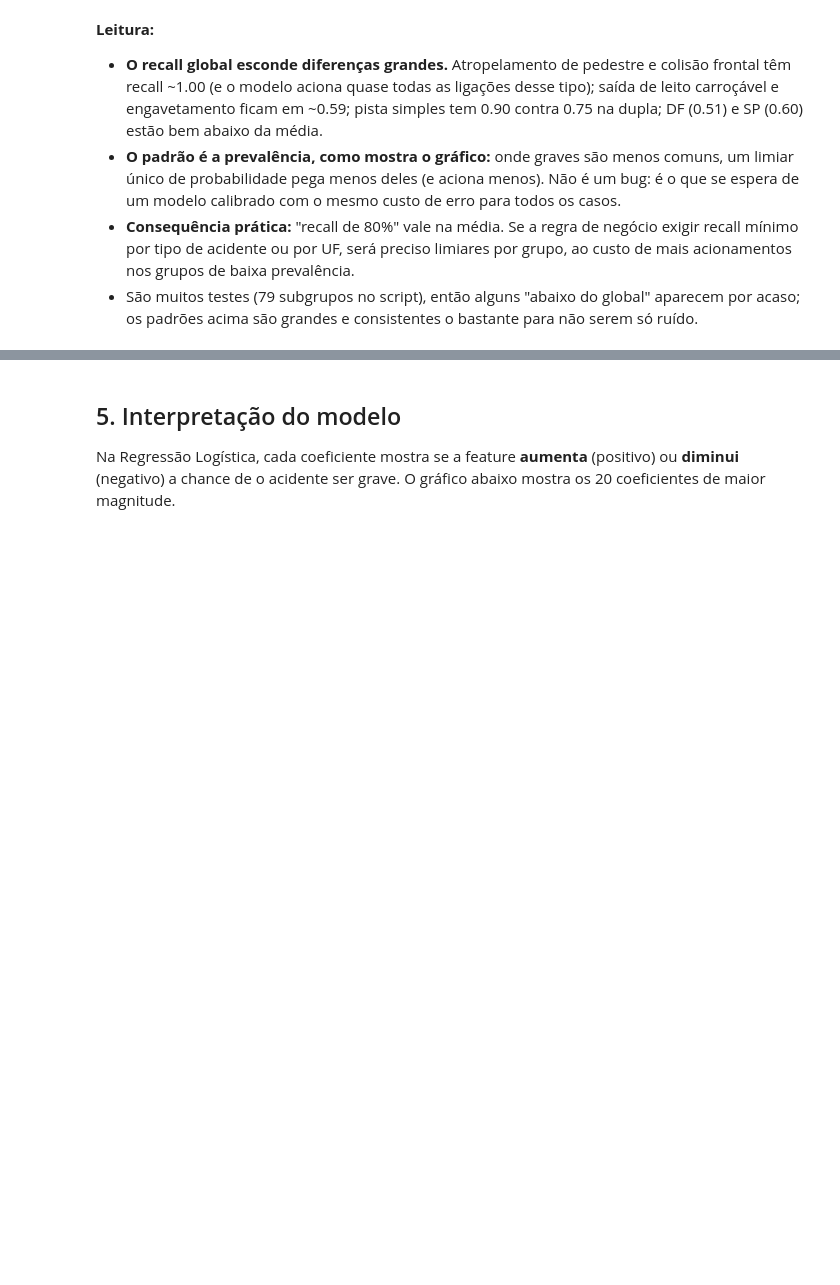
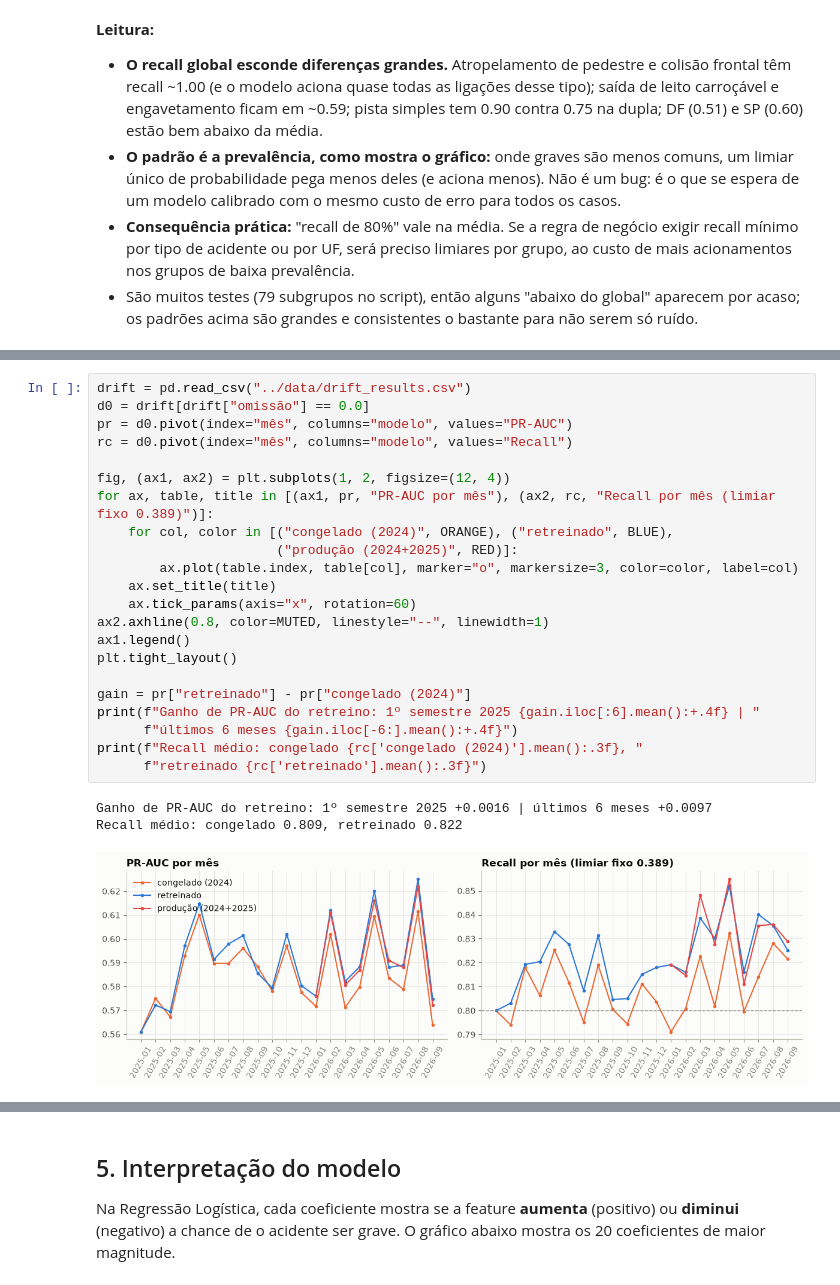
Before and after one commit to rodrigomsousa/prf-accident-severity-predictor, a Jupyter notebook: notebooks/01_eda_and_modeling.ipynb, the cells around one changed output, grey strips where cells are left out. Saved outputs shown, nothing was run; the diff lists cells and outputs as text; blank space fills up the shorter version.

```diff
--- a/notebooks/01_eda_and_modeling.ipynb
+++ b/notebooks/01_eda_and_modeling.ipynb
@@ -666,0 +775,26 @@ plt.tight_layout()
+# %%
+drift = pd.read_csv("../data/drift_results.csv")
+d0 = drift[drift["omissão"] == 0.0]
+pr = d0.pivot(index="mês", columns="modelo", values="PR-AUC")
+rc = d0.pivot(index="mês", columns="modelo", values="Recall")
+
+fig, (ax1, ax2) = plt.subplots(1, 2, figsize=(12, 4))
+for ax, table, title in [(ax1, pr, "PR-AUC por mês"), (ax2, rc, "Recall por mês (limiar fixo 0.389)")]:
+    for col, color in [("congelado (2024)", ORANGE), ("retreinado", BLUE),
+                       ("produção (2024+2025)", RED)]:
+        ax.plot(table.index, table[col], marker="o", markersize=3, color=color, label=col)
+    ax.set_title(title)
+    ax.tick_params(axis="x", rotation=60)
+ax2.axhline(0.8, color=MUTED, linestyle="--", linewidth=1)
+ax1.legend()
+plt.tight_layout()
+
+gain = pr["retreinado"] - pr["congelado (2024)"]
+print(f"Ganho de PR-AUC do retreino: 1º semestre 2025 {gain.iloc[:6].mean():+.4f} | "
+      f"últimos 6 meses {gain.iloc[-6:].mean():+.4f}")
+print(f"Recall médio: congelado {rc['congelado (2024)'].mean():.3f}, "
+      f"retreinado {rc['retreinado'].mean():.3f}")
+# %% [output]
+Ganho de PR-AUC do retreino: 1º semestre 2025 +0.0016 | últimos 6 meses +0.0097
+Recall médio: congelado 0.809, retreinado 0.822
+[figure, added]
```
Also changed, not shown: parts of 16 cells of this notebook, 3 other files.
